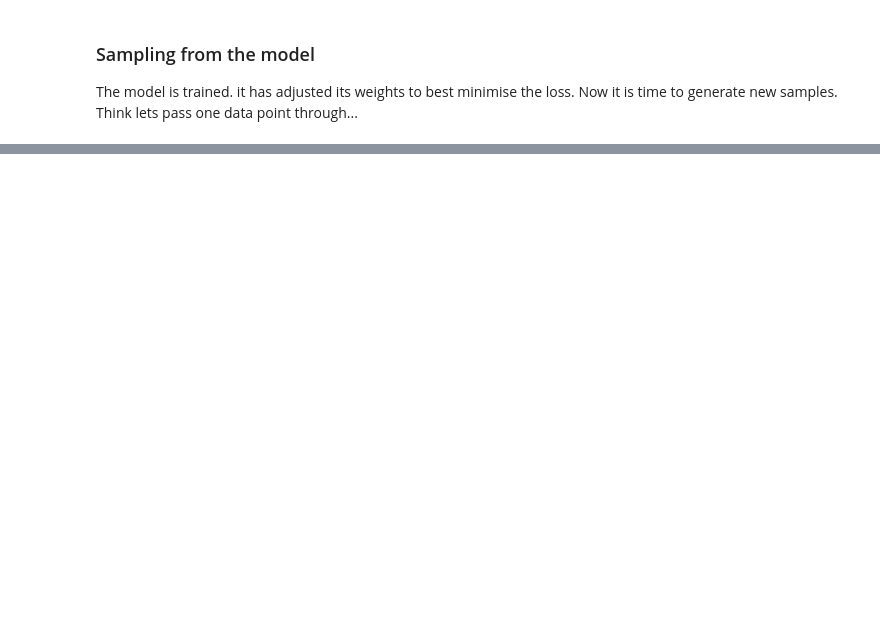
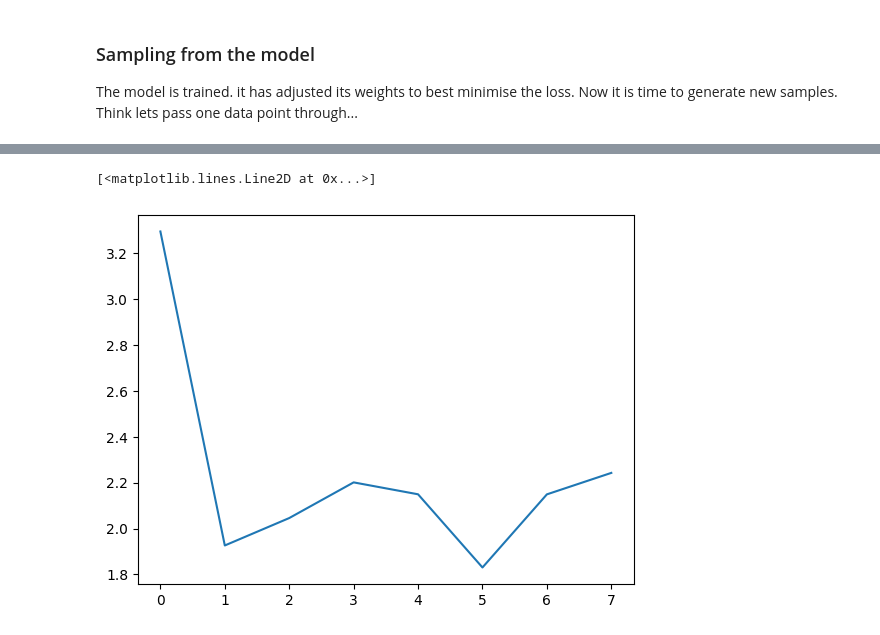
Before and after one commit to Matthew-Packham/embedding_from_first_principles, a Jupyter notebook: embeddings_from_first_principles_dirty.ipynb, the cells around one changed output, grey strips where cells are left out. Cells and saved outputs as stored; diff of their text form; code cells hidden in the pictures; blank space fills up the shorter version.

```diff
--- a/embeddings_from_first_principles_dirty.ipynb
+++ b/embeddings_from_first_principles_dirty.ipynb
@@ -804,0 +827,32 @@ hia.
+# %%
+### 4D example
+# On the first forward pass - we would like our distribution of probabilities to be uniform.
+# We have no reason to believe that it would be anything else Since each next character should be equally likely
+# as we've done no learning. A uniform dist is our base case.
+
+#logits = torch.tensor([1.0, 1.0, 1.0, 1.0])
+
+
+# but by randomly generating the initalisation, we most likely choose weights which lead to high probabilities in the wrong index.
+# leading to our large loss.
+
+# In this case the first few iterations are spend squashing the high initalisations down!
+
+print("With Random Initalisation")
+logits = torch.randn(4) * 10 #multiplied by ten to enphasize
+probs = torch.softmax(logits, dim=0)
+loss = -probs[2].log() # second value is the truth label
+print(probs, loss)
+
+
+print("With Random Initalisation")
+logits = torch.tensor([1.0, 1.0, 1.0, 1.0]) # uniform dist, all logits the same.
+probs = torch.softmax(logits, dim=0)
+loss = -probs[2].log() # second value is the truth label
+print(probs, loss)
+
+# Ideally we want the logits to be all zero but we dont want to put all zeros into the intal weight values, we
+# want there to be some entropy, so aim is to get them all close to zero
+
+# the logits are h @ W2 + b2. h is the post activations of the previous layer (so cant do anything about those)
+# but can do something about the initalisation of W2 and b2. squsih these closer to zero by multiply by 0.1 and 0.01!
@@ -804,0 +1050,5 @@ hia.
+# %%
+plt.plot(loss_list)
+# %% [output]
+[<matplotlib.lines.Line2D at 0x...>]
+[figure, added]
```
Also changed, not shown: parts of 68 cells of this notebook, 2 other files.
